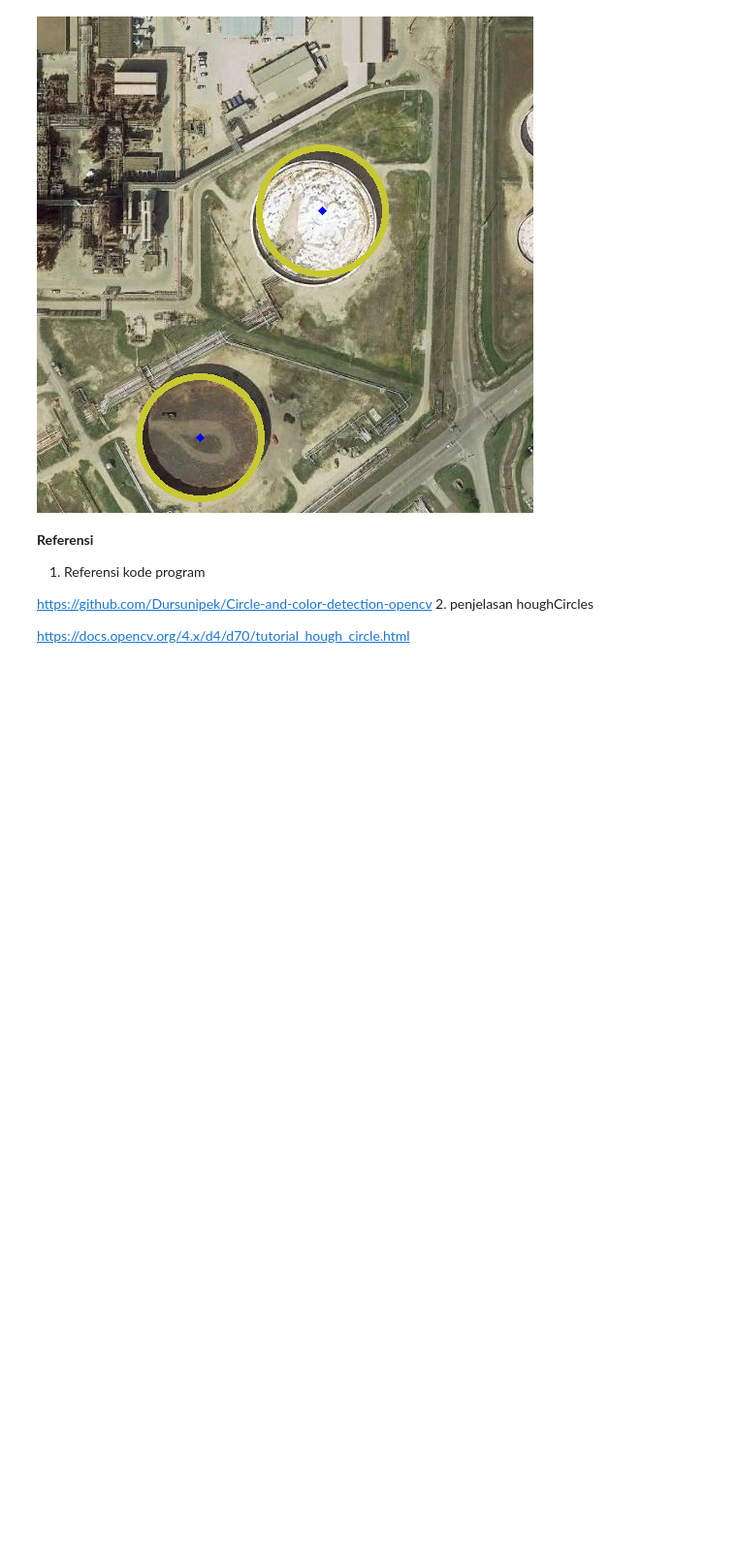
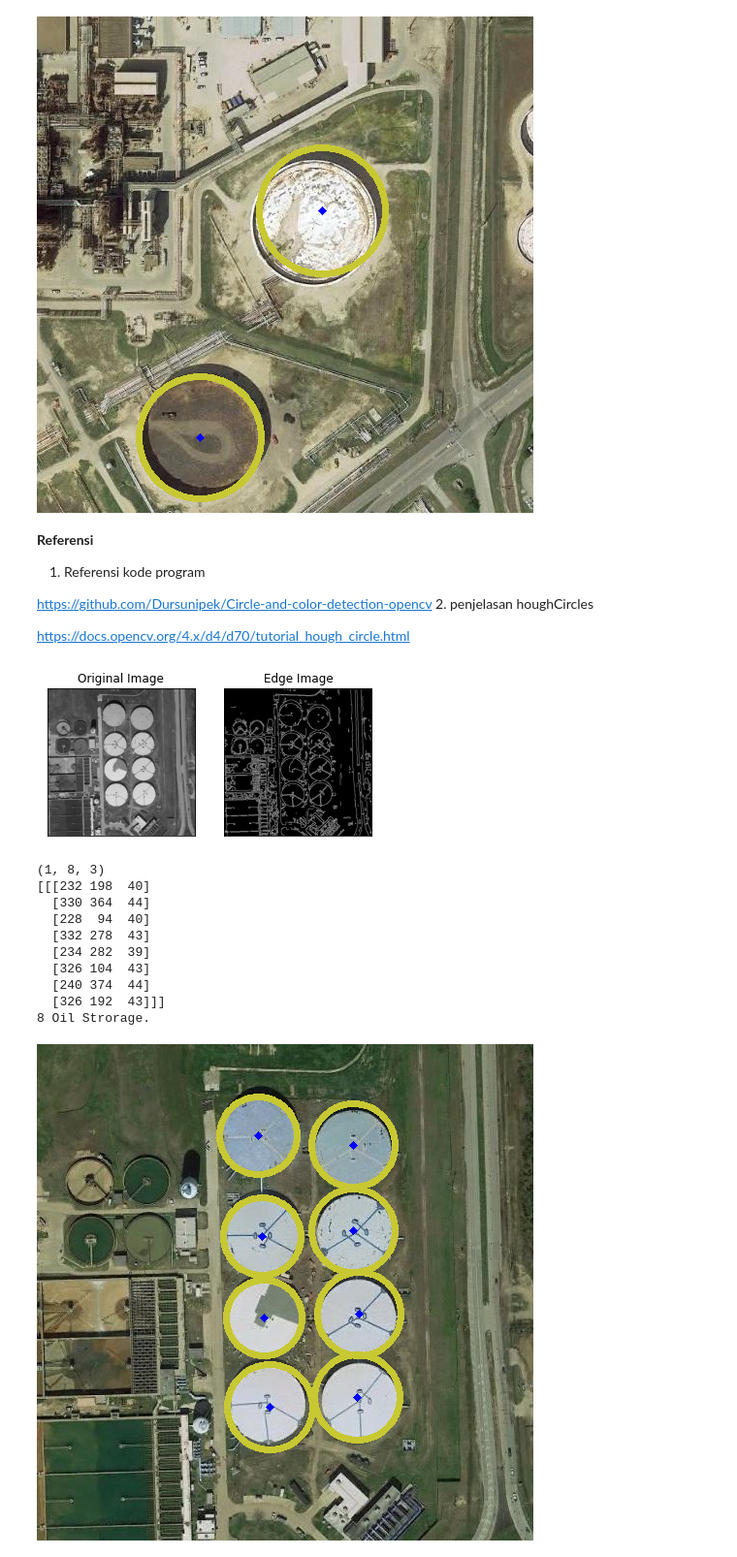
Before and after one commit to fransiskalidya/PCVK-final-project, a Jupyter notebook: oil_storage_tank_detection.ipynb, the cells around one changed output. Shown at 97% size. Cells and saved outputs as stored; diff of their text form; code cells hidden in the pictures; blank space fills up the shorter version.

```diff
--- a/oil_storage_tank_detection.ipynb
+++ b/oil_storage_tank_detection.ipynb
@@ -52,3 +52,53 @@ cv2.destroyAllWindows()
 2.   penjelasan houghCircles
 
   https://docs.opencv.org/4.x/d4/d70/tutorial_hough_circle.html
+# %%
+para = cv2.imread('/content/drive/MyDrive/PCVK/Tubes/nyobak.jpg')
+gray = cv2.cvtColor(para,cv2.COLOR_BGR2GRAY) # convert menjadi grayscale
+# gray = cv2.medianBlur(gray,5) # metode medianBlur untuk smoothing gambar ; 5 adalah ukuran kernel (harus bernilai ganjil)
+
+# metode houghcircles untuk mendeteksi lingkaran;
+# gray = input gambar ; cv2.HOUGH_GRADIENT = mendefinisikan metode deteksi
+# 1 (dp) = rasio kebalikan dari resolusi
+# 120 (min_dist) = jarak minimum antara pusat yang terdeteksi
+# 400 (param1) = ambang batas atas untuk detektor tepi canny internal
+# 30 (param2) = ambang batas untuk deteksi pusat
+# min_radius = radius minimum yang akan dideteksi
+# max_radius = radius maksimum yang akan diteksi
+
+edges = cv2.Canny(gray,100,200)
+plt.subplot(121),plt.imshow(gray,cmap = 'gray')
+plt.title('Original Image'), plt.xticks([]), plt.yticks([])
+plt.subplot(122),plt.imshow(edges,cmap = 'gray')
+plt.title('Edge Image'), plt.xticks([]), plt.yticks([])
+plt.show()
+
+circles = cv2.HoughCircles(gray, cv2.HOUGH_GRADIENT,1,80, param1=100,param2=30,minRadius=30,maxRadius=45)
+circles_round = np.uint16(np.around(circles)) # pembuatan lingkaran
+
+for i in circles_round[0, : ]:
+    cv2.circle(para, (i[0],i[1]),i[2],(50,200,200),5) # pusat lingkaran
+    cv2.circle(para,(i[0],i[1]),2,(255,0,0),3) # garis luar lingkaran
+
+print(circles.shape) # menampilkan shape dari circles yang di hasilkan
+print(circles_round) # menampilkan pembuatan lingkaran
+print(str(circles_round.shape[1]) + ' Oil Strorage.') #jumlah lingkaran yang terbuat
+
+
+cv2_imshow(para)
+
+cv2.waitKey()
+cv2.destroyAllWindows()
+# %% [output]
+[figure, added]
+(1, 8, 3)
+[[[232 198  40]
+  [330 364  44]
+  [228  94  40]
+  [332 278  43]
+  [234 282  39]
+  [326 104  43]
+  [240 374  44]
+  [326 192  43]]]
+8 Oil Strorage.
+[figure, added]
```
